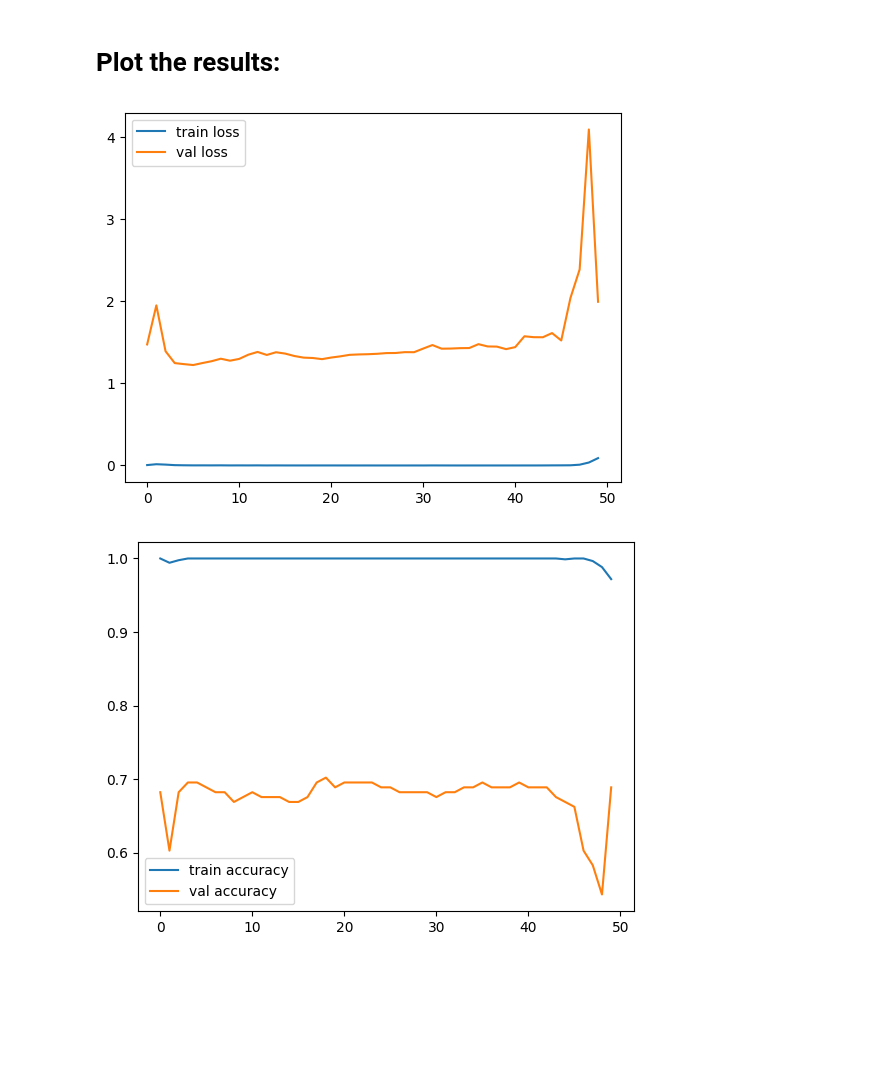
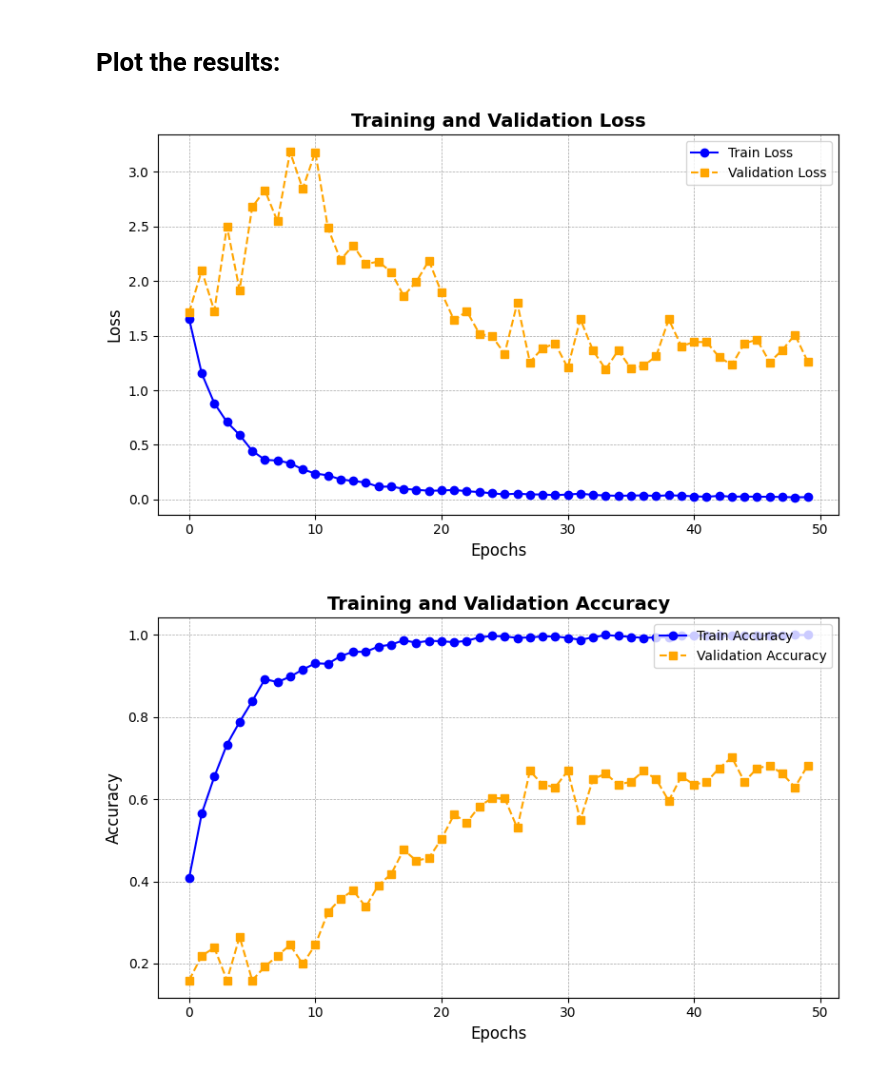
Before and after one commit to khaoula023/Celebrities-Classifier, a Jupyter notebook: notebook/celeberties-classifier.ipynb, the cells around one changed output. Cells and saved outputs as stored; diff of their text form; code cells hidden in the pictures; blank space fills up the shorter version.

Commit message:
Train the model

```diff
--- a/notebook/celeberties-classifier.ipynb
+++ b/notebook/celeberties-classifier.ipynb
@@ -96,6 +96,7 @@ def resize_image(image_path, width, height, grayscale=False):
     if grayscale:
         resized_image = cv2.cvtColor(resized_image, cv2.COLOR_BGR2GRAY)
 
+    resized_image = resized_image / 255
     return resized_image
 # %%
 Images = []
@@ -138,7 +139,7 @@ CNN.add(BatchNormalization())
 CNN.add(Conv2D(128,(3,3),1,activation = 'relu'))#,padding = 'same',kernel_regularizer = regularizers.l2(0.01)))
 CNN.add(MaxPooling2D())
 CNN.add(Dropout(0.6))
-CNN.add(Conv2D(128,(3,3),1,activation = 'relu'))#,padding = 'same',kernel_regularizer = regularizers.l2(0.01)))
+CNN.add(Conv2D(64,(3,3),1,activation = 'relu'))#,padding = 'same',kernel_regularizer = regularizers.l2(0.01)))
 CNN.add(MaxPooling2D())
 CNN.add(BatchNormalization())
 
@@ -148,7 +149,7 @@ CNN.add(Dense(256,activation='relu'))#,kernel_regularizer = regularizers.l2(0.01
 CNN.add(BatchNormalization())
 CNN.add(Dense(5,activation = 'softmax'))
 # %%
-opt = tf.keras.optimizers.Adam(clipvalue = 0.5)
+opt = tf.keras.optimizers.SGD(learning_rate=0.01, momentum=0.001, nesterov=True)
 CNN.compile(optimizer =opt,loss = tf.losses.SparseCategoricalCrossentropy(),metrics = ['accuracy'])
 # %%
 CNN.summary()
@@ -195,19 +196,41 @@ Epoch 50/50
 # %% [markdown]
 # Plot the results:
 # %%
-plt.plot(hist.history['loss'], label= 'train loss')
-plt.plot(hist.history['val_loss'], label= 'val loss')
-plt.legend()
+# Plotting training and validation loss with style
+plt.figure(figsize=(8, 5))  # Set figure size
+plt.plot(hist.history['loss'], label='Train Loss', color='blue', linestyle='-', marker='o')
+plt.plot(hist.history['val_loss'], label='Validation Loss', color='orange', linestyle='--', marker='s')
+
+# Adding labels, title, and legend
+plt.title('Training and Validation Loss', fontsize=14, fontweight='bold')
+plt.xlabel('Epochs', fontsize=12)
+plt.ylabel('Loss', fontsize=12)
+plt.legend(loc='upper right', fontsize=10)
+plt.grid(color='gray', linestyle='--', linewidth=0.5, alpha=0.7)  # Add a grid for better readability
+plt.tight_layout()  # Adjust layout for better spacing
+
+# Show the plot
 plt.show()
 # %% [output]
-[figure, old version]
+[figure, new version]
 # %%
-plt.plot(hist.history['accuracy'], label= 'train accuracy')
-plt.plot(hist.history['val_accuracy'], label= 'val accuracy')
-plt.legend()
+# Plotting training and validation accuracy with style
+plt.figure(figsize=(8, 5))  # Set figure size
+plt.plot(hist.history['accuracy'], label='Train Accuracy', color='blue', linestyle='-', marker='o')
+plt.plot(hist.history['val_accuracy'], label='Validation Accuracy', color='orange', linestyle='--', marker='s')
+
+# Adding labels, title, and legend
+plt.title('Training and Validation Accuracy', fontsize=14, fontweight='bold')
+plt.xlabel('Epochs', fontsize=12)
+plt.ylabel('Accuracy', fontsize=12)
+plt.legend(loc='upper right', fontsize=10)
+plt.grid(color='gray', linestyle='--', linewidth=0.5, alpha=0.7)  # Add a grid for better readability
+plt.tight_layout()  # Adjust layout for better spacing
+
+# Show the plot
 plt.show()
 # %% [output]
-[figure, old version]
+[figure, new version]
 # %%
 def predictions(y):
     pred = []
```
Also changed, not shown: parts of 3 cells of this notebook, 4 other files.
